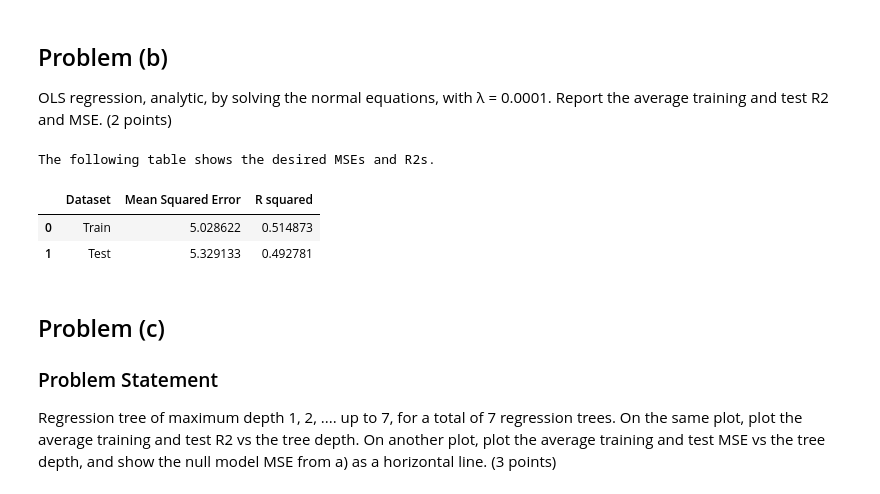
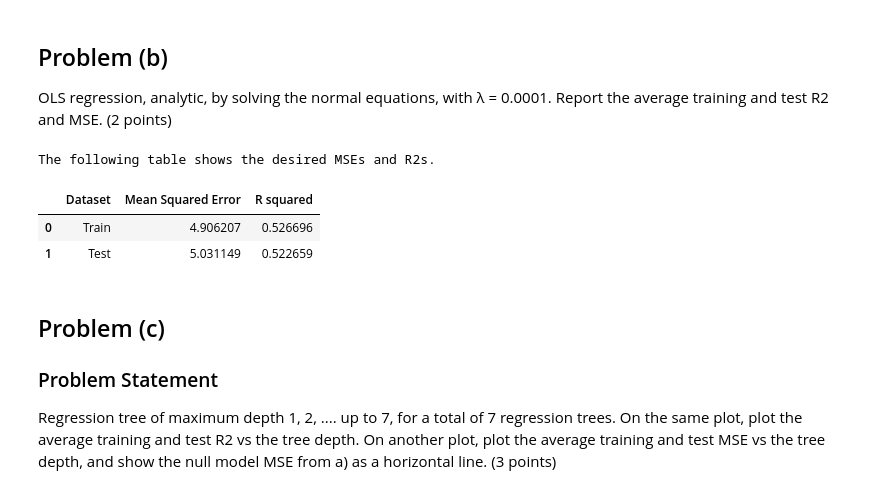
Before and after one commit to mao1756/STA5635_fa23, a Jupyter notebook: HW2/HW2.ipynb, the cells around one changed output. Drawn from its saved outputs; the diff is of its cells as text; code cells hidden in the pictures.

Commit message:
Included the bias term for OLS

```diff
--- a/HW2/HW2.ipynb
+++ b/HW2/HW2.ipynb
@@ -77,14 +77,22 @@ test_mse = 0
 train_r2 = 0
 test_r2 = 0
 for i in range(20):
-    # Split
+
+    # Split and Turn it into numpy arrays
     abalone_x_train, \
     abalone_x_test, \
     abalone_y_train, \
-    abalone_y_test = train_test_split(abalone_x,
+    abalone_y_test = [
+        np.array(x) for x in train_test_split(abalone_x,
                                       abalone_y,
                                       test_size=0.15,
-                                      shuffle = True)
+                                      shuffle = True)]
+
+    # Concatenate a column of 1 to include bias
+    abalone_x_train = np.hstack([np.ones((abalone_x_train.shape[0], 1)),
+                                 abalone_x_train])
+    abalone_x_test = np.hstack([np.ones((abalone_x_test.shape[0], 1)),
+                                 abalone_x_test])
 
     # Calculate B = X^TX+lambda*I_p
     B = np.matmul(abalone_x_train.T, abalone_x_train) + 0.0001*np.eye(abalone_x_train.shape[1])
@@ -94,35 +102,35 @@ for i in range(20):
     beta = np.matmul(invBX, abalone_y_train)
 
     # Create predictions
     y_train_pred = np.matmul(abalone_x_train, beta)
     y_test_pred = np.matmul(abalone_x_test, beta)
 
     # Find the training and the MSEs/R2
     train_mse += mean_squared_error(abalone_y_train, y_train_pred)
     test_mse += mean_squared_error(abalone_y_test, y_test_pred)
     train_r2 += r2_score(abalone_y_train, y_train_pred)
     test_r2 += r2_score(abalone_y_test, y_test_pred)
 
 train_mse /= 20
 test_mse /= 20
 train_r2 /= 20
 test_r2 /= 20
 
 # Create a dataframe to show the result
 table = {
     'Dataset': ['Train', 'Test'],
     'Mean Squared Error': [train_mse, test_mse],
     'R squared': [train_r2, test_r2]
 }
 
 print('The following table shows the desired MSEs and R2s.')
 df = pd.DataFrame(table)
 df
 # %% [output]
 The following table shows the desired MSEs and R2s.
 |  | Dataset | Mean Squared Error | R squared |
-| 0 | Train | 5.028622 | 0.514873 |
-| 1 | Test | 5.329133 | 0.492781 |
+| 0 | Train | 4.906207 | 0.526696 |
+| 1 | Test | 5.031149 | 0.522659 |
 # %% [markdown]
 ## Problem (c)
 
```
Also changed, not shown: 1 other file.
